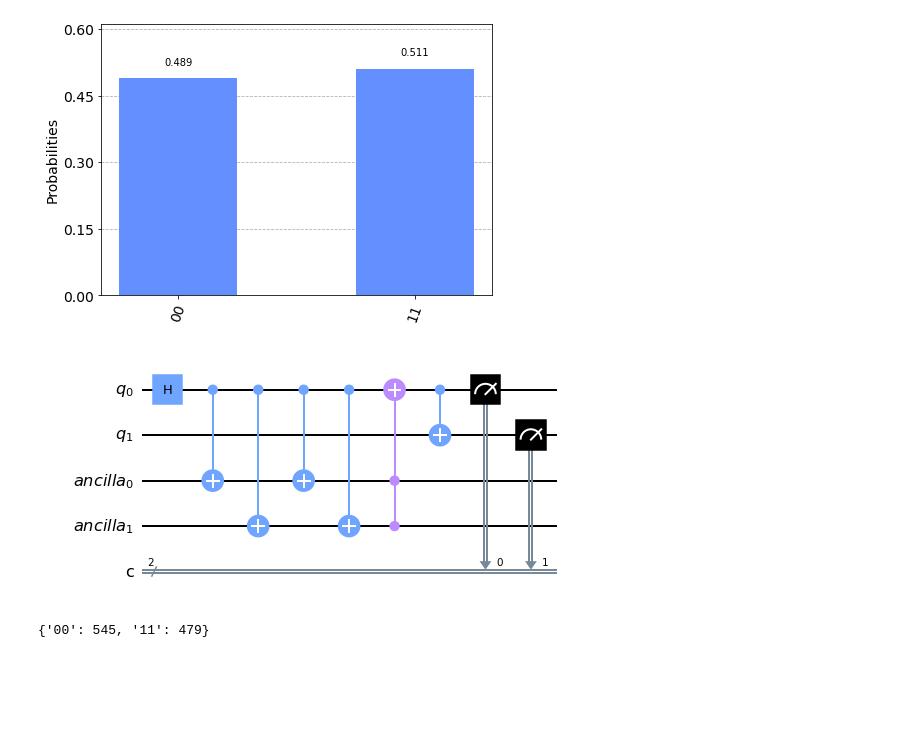
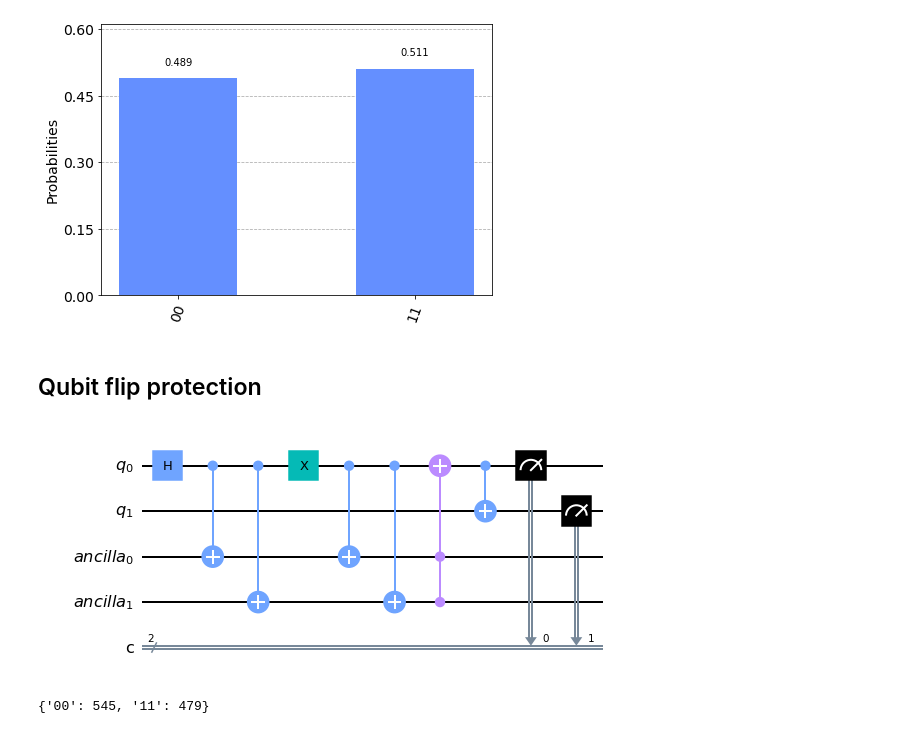
Before and after one commit to pkepka/qcmentor, a Jupyter notebook: Task2.ipynb, the cells around one changed output. Cells and saved outputs as stored; diff of their text form; code cells hidden in the pictures; blank space fills up the shorter version.

```diff
--- a/Task2.ipynb
+++ b/Task2.ipynb
@@ -28,48 +32,48 @@ plot_histogram(counts)
 # %% [output]
 {'00': 501, '11': 523}
 [figure]
+# %% [markdown]
+## Qubit flip protection
 # %%
 %matplotlib inline
 
 import matplotlib
 import pylatexenc
 from qiskit import *
 from qiskit.visualization import *
 from qiskit.tools.monitor import *
 
 qr = QuantumRegister(2, 'q')
 anc = QuantumRegister(2, 'ancilla')
 cr = ClassicalRegister(2, 'c')
 
 qc = QuantumCircuit(qr, anc, cr)
 
 qc.h(qr[0])              # original part from the first circuit q0
 
-qc.cx(qr[0], anc[0]) # error correction: ancillary qubit flipped conditionaly on the value of first qubit
-qc.cx(qr[0], anc[1]) # error correction: ancillary qubit flipped conditionaly on the value of first qubit
+qc.cx(qr[0], anc[0]) # error correction: first ancillary qubit flipped conditionaly on the value of qubit
+qc.cx(qr[0], anc[1]) # error correction: second ancillary qubit flipped conditionaly on the value of qubit
 
+###############
 
-#qc.x(qr[0]) # error circuit
+qc.x(qr[0]) # error circuit
 
+###############
 
-qc.cx(qr[0], anc[0]) # error correction: ancillary qubit flipped conditionaly on the value of first qubit
-qc.cx(qr[0], anc[1]) # error correction: ancillary qubit flipped conditionaly on the value of first qubit
+qc.cx(qr[0], anc[0]) # error correction: first ancillary qubit flipped conditionaly on the value of qubit
+qc.cx(qr[0], anc[1]) # error correction: second ancillary qubit flipped conditionaly on the value of qubit
 
 qc.mcx(list(range(2, 4)), 0)
-
-
-#qr2 = QuantumRegister(2, 'q')
-#qc.barrier(qr2)
 
 qc.cx(0, 1)      # original part from the first circuit (qubit q1)
 
 qc.measure(range(2), range(2))  # Measure
 
 
 
 qc.draw(output='mpl')
 # %% [output]
-[figure, old version]
+[figure, new version]
 # %%
 
 backend = Aer.get_backend('qasm_simulator')
```
Also changed, not shown: parts of 6 cells of this notebook.
